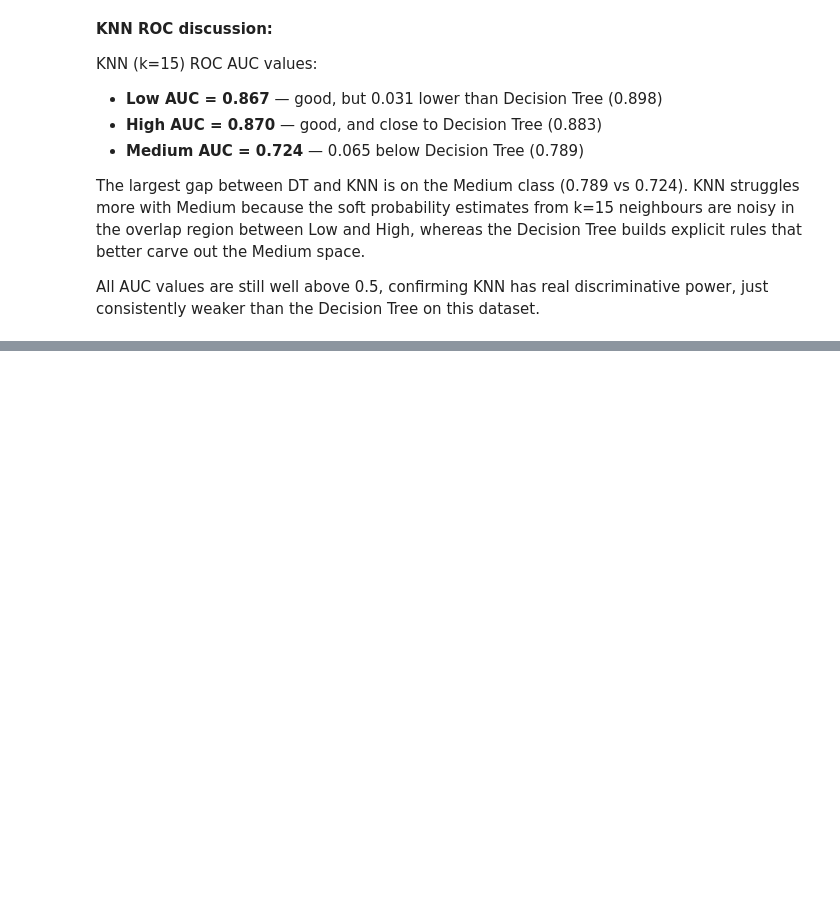
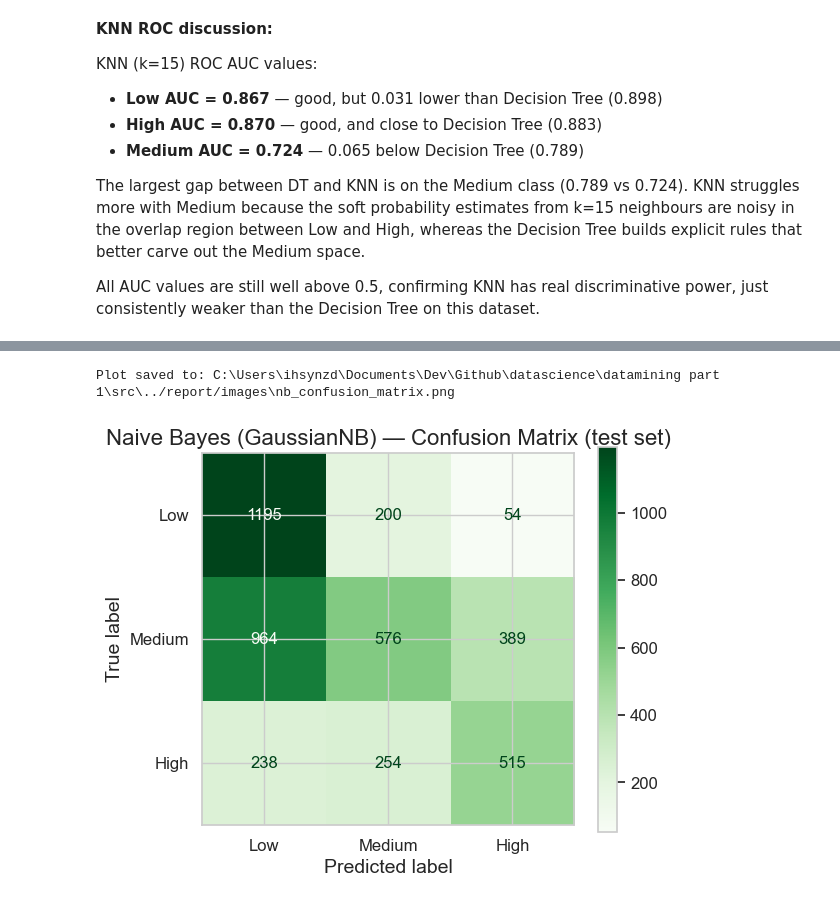
Before and after one commit to ihsynzd14/datamining_exam, a Jupyter notebook: datamining part 1/notebooks/03_classification_regression.ipynb, the cells around one changed output, grey strips where cells are left out. Cells and saved outputs as stored; diff of their text form; code cells hidden in the pictures; blank space fills up the shorter version.

Commit message:
feat(classification): add naive bayes model and visualizations

```diff
--- a/datamining part 1/notebooks/03_classification_regression.ipynb
+++ b/datamining part 1/notebooks/03_classification_regression.ipynb
@@ -785,0 +794,17 @@ just consistently weaker than the Decision Tree on this dataset.
+# %%
+from sklearn.naive_bayes import GaussianNB
+
+# GaussianNB has no significant hyperparameter to tune.
+# var_smoothing (default 1e-9) adds a small variance floor to prevent zero-variance features.
+# We use the default — the dataset has no zero-variance features after cleaning.
+nb = GaussianNB()
+nb.fit(X_train, y_train)   # uses raw (unscaled) X_train — NB does not need scaling
+y_pred_nb = nb.predict(X_test)
+
+print('=== GaussianNB — Test Set Results ===')
+print()
+print(classification_report(y_test, y_pred_nb, target_names=['High', 'Low', 'Medium']))
+print()
+print('Class priors learned from training set:')
+for cls, cp in zip(nb.classes_, nb.class_prior_):
+    print(f'  {cls}: {cp:.4f}')
@@ -785,0 +829,15 @@ just consistently weaker than the Decision Tree on this dataset.
+# %%
+# Confusion matrix
+fig, ax = plt.subplots(figsize=(6, 5))
+ConfusionMatrixDisplay.from_predictions(
+    y_test, y_pred_nb,
+    labels=['Low', 'Medium', 'High'],
+    display_labels=['Low', 'Medium', 'High'],
+    cmap='Greens', ax=ax
+)
+ax.set_title('Naive Bayes (GaussianNB) — Confusion Matrix (test set)')
+save_plot(fig, 'nb_confusion_matrix.png')
+plt.show()
+# %% [output]
+Plot saved to: C:\Users\ihsynzd\Documents\Dev\Github\datascience\datamining part 1\src\../report/images\nb_confusion_matrix.png
+[figure, added]
```
Also changed, not shown: parts of 9 cells of this notebook, 2 other files.
